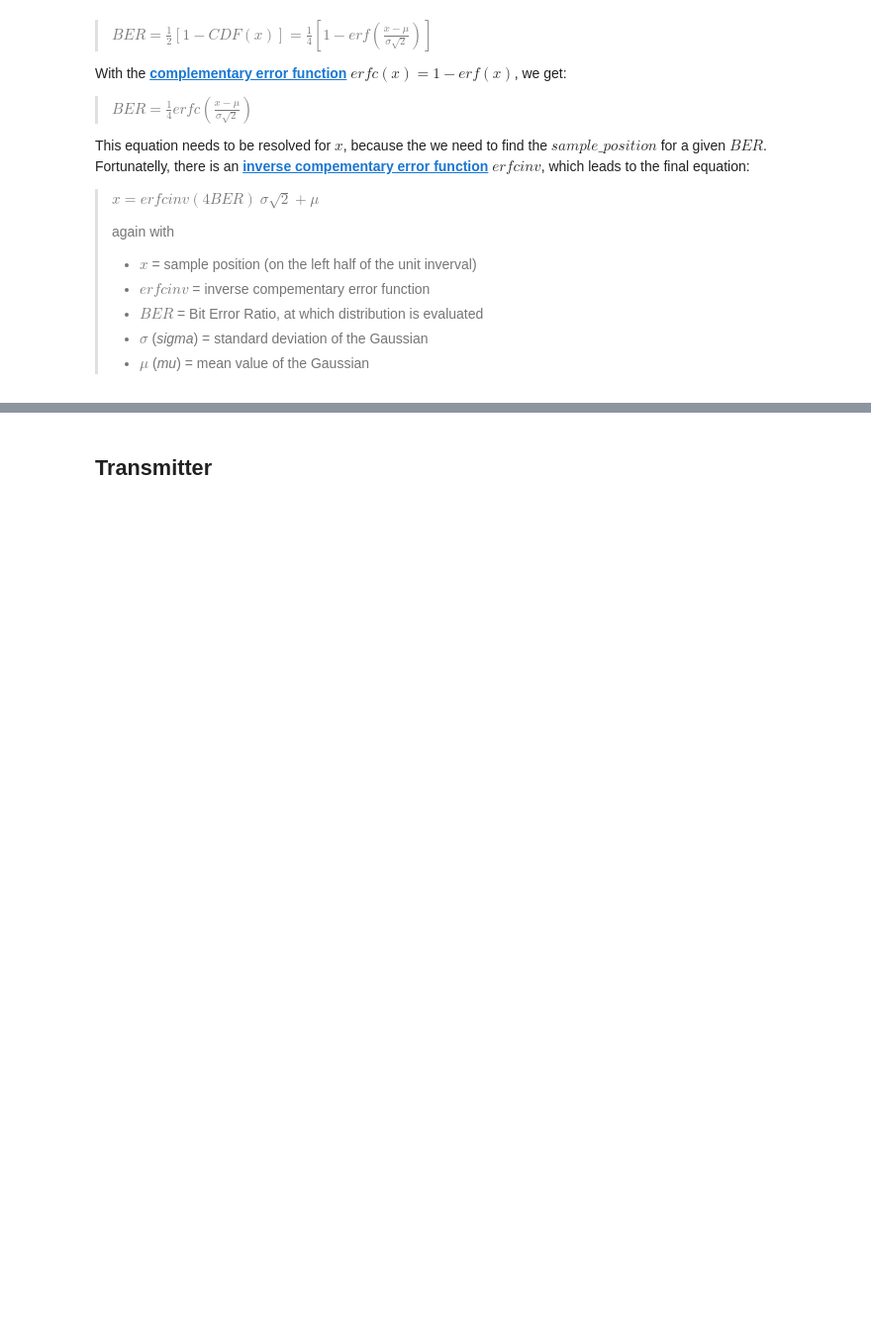
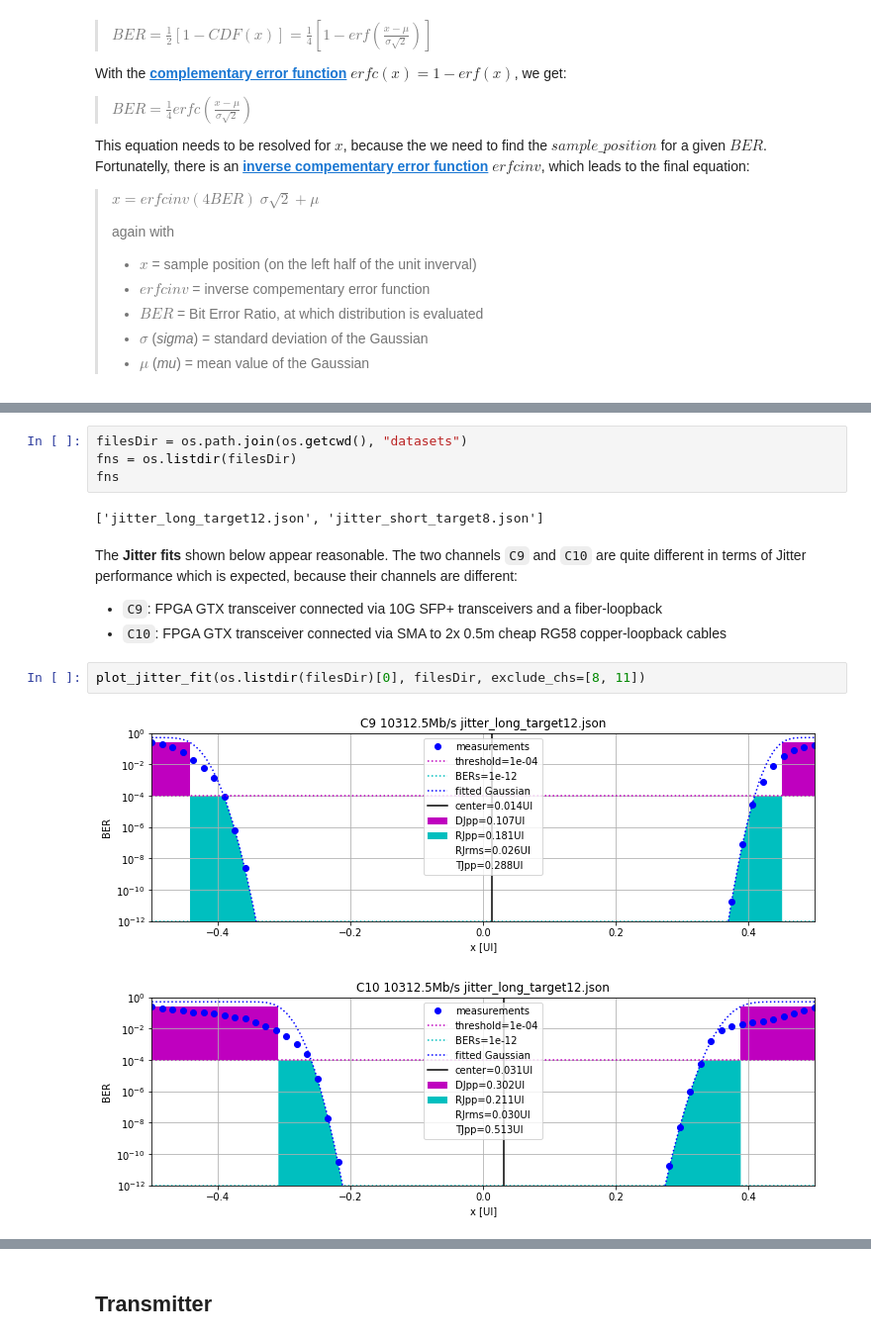
Before and after one commit to munich-ml/BER_tail_fit, a Jupyter notebook: Jitter_BER_fit.ipynb, the cells around one changed output, grey strips where cells are left out. Shown at 99% size. Drawn from its saved outputs; the diff is of its cells as text; blank space fills up the shorter version.

Commit message:
FPGA measurements included

```diff
--- a/Jitter_BER_fit.ipynb
+++ b/Jitter_BER_fit.ipynb
@@ -188,0 +195,15 @@ FPGA-maker XILINX offers **Integrated Bit Error Ratio Tester IBERT** for their [
+# %%
+filesDir = os.path.join(os.getcwd(), "datasets")
+fns = os.listdir(filesDir)
+fns
+# %% [output]
+['jitter_long_target12.json', 'jitter_short_target8.json']
+# %% [markdown]
+The **Jitter fits** shown below appear reasonable. The two channels `C9` and `C10` are quite different in terms of Jitter performance which is expected, because their channels are different:
+- `C9`: FPGA GTX transceiver connected via 10G SFP+ transceivers and a fiber-loopback
+- `C10`: FPGA GTX transceiver connected via SMA to 2x 0.5m cheap RG58 copper-loopback cables
+# %%
+plot_jitter_fit(os.listdir(filesDir)[0], filesDir, exclude_chs=[8, 11])
+# %% [output]
+[figure, added]
+[figure, added]
```
Also changed, not shown: parts of 11 cells of this notebook, 1 other file.
